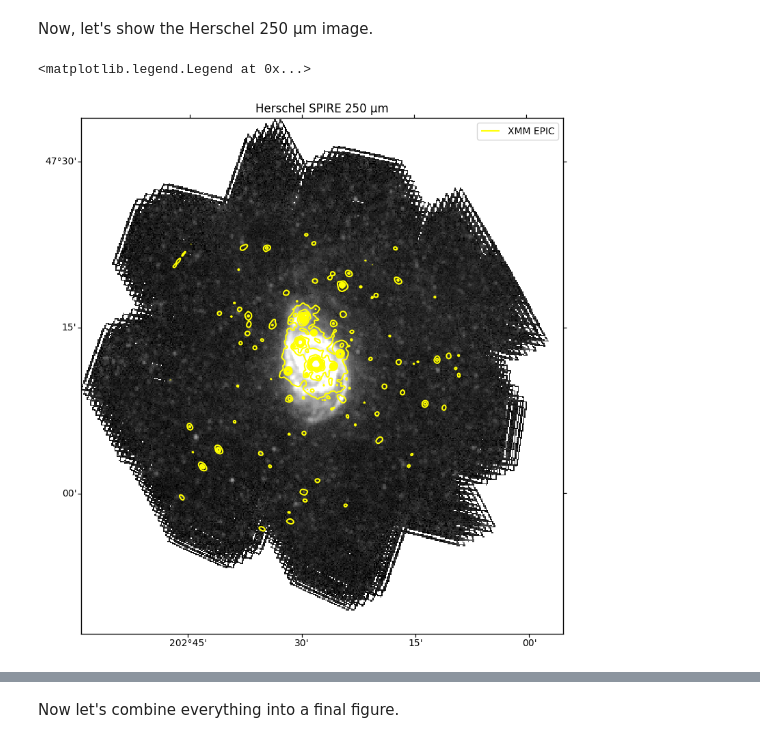
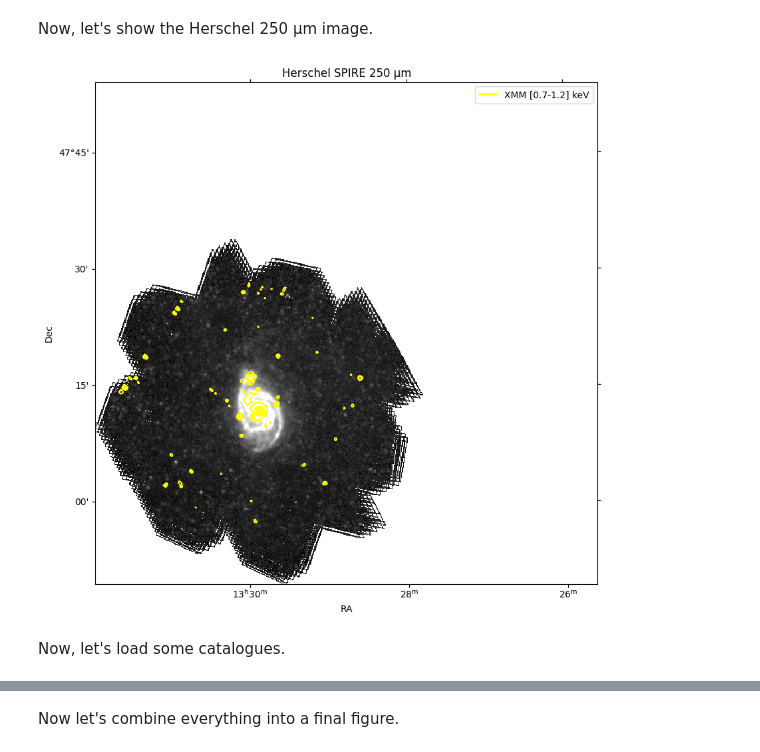
Before and after one commit to esdc-esac-esa-int/notebooks, a Jupyter notebook: ESASky_astroquery_advanced_use_case.ipynb, the cells around one changed output, grey strips where cells are left out. Drawn from its saved outputs; the diff is of its cells as text; code cells hidden in the pictures.

```diff
--- a/ESASky_astroquery_advanced_use_case.ipynb
+++ b/ESASky_astroquery_advanced_use_case.ipynb
@@ -239,10 +275,17 @@ Now we have the maps loaded in the session and we can start with some of the poi
 # %%
-# need to crate the Gaussian kernel, it needs the st.dev. in pixels, so we need ot get the WCS of the image first
+# need to crate the Gaussian kernel, it needs the st.dev. in pixels, so we need to get the WCS of the image first
 wcs = WCS(xmm_hdu[0].header)
-pix = wcs.wcs.cdelt[1]*3600.0 # pixel size in arcsec
-fwhm = 15/pix
+#
+# slice and extract the WCS
+#
+w = wcs.dropaxis(2)
+pix = w.wcs.cdelt[1]*3600.0 # pixel size in arcsec
+#
+g_image = xmm_hdu['RAWIMAGE'].data[1,:,:]
+#
+fwhm = 15.0/pix
 conv = np.sqrt(8.0*np.log(2.0))
 stdev = fwhm/conv
 gauss = Gaussian2DKernel(x_stddev=stdev, y_stddev=stdev)
-xmm_sm5 = convolve(xmm_hdu[0].data,gauss)
+xmm_sm5 = convolve(g_image,gauss)
 # %% [output]
@@ -271,19 +315,21 @@ Now, let's show the Herschel 250 µm image.
 # %%
 fig = plt.figure(figsize=(10,10),dpi=100)
 pp = 98.0 # colour cut percentage
 wcs_h = WCS(her_hdu['image'].header)
 ax = fig.add_subplot(111,projection=wcs_h)
 ax.set_title("Herschel SPIRE 250 µm")
 norm_her = ImageNormalize(her_hdu['image'].data[~np.isnan(her_hdu['image'].data)],interval=PercentileInterval(pp), stretch=AsinhStretch())
 ax.imshow(her_hdu['image'].data,cmap=plt.cm.gray,norm=norm_her,origin='lower',interpolation='nearest')
-cs = ax.contour(xmm_sm5, transform=ax.get_transform(wcs),
-           levels=np.linspace(3,50,10),colors='yellow', label="XMM [0.2-7] keV")
-plt.xlabel = 'RA'
-plt.ylabel = 'Dec'
-ax.legend([q for q in cs.collections],["XMM"])
+cs = ax.contour(xmm_sm5, transform=ax.get_transform(w),
+           levels=np.logspace(-4,-1,10),colors='yellow')
+ax.set_xlabel('RA')
+ax.set_ylabel('Dec')
+#
+ax.legend([q for q in cs.collections],["XMM [0.7-1.2] keV"]);
 # %% [output]
-<matplotlib.legend.Legend at 0x...>
-[figure, old version]
+[figure, new version]
+# %% [markdown]
+Now, let's load some catalogues.
 # %%
 cats = ESASky.query_region_catalogs(position='M51', radius='10 arcmin')
 print (cats)
```
Also changed, not shown: parts of 23 cells of this notebook, 1 other file.
